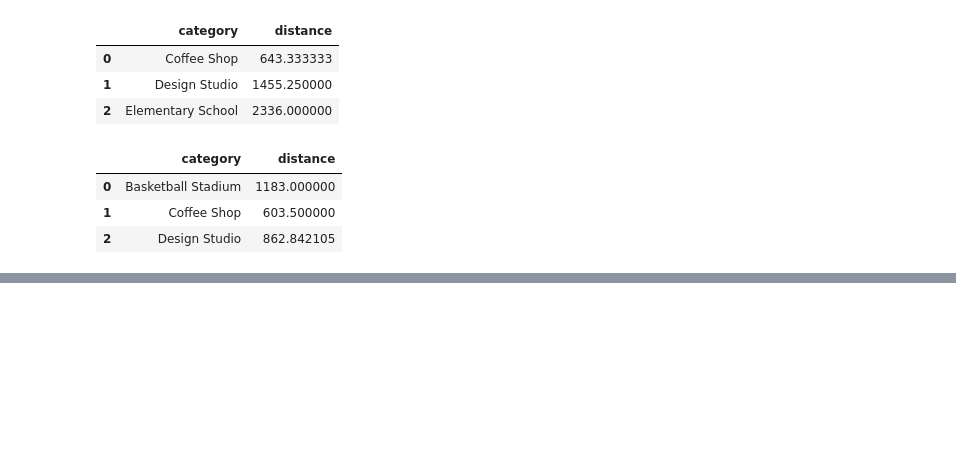
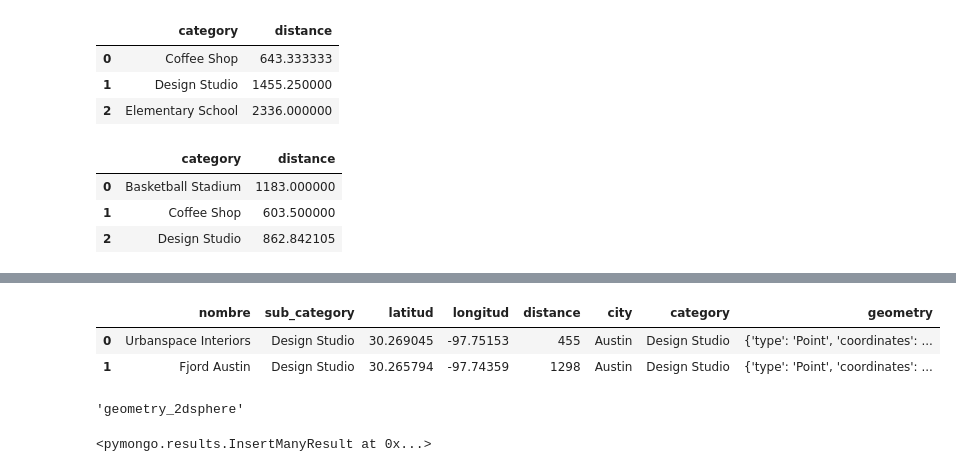
Before and after one commit to data2021oct/geospatial, a Jupyter notebook: notebooks/localization.ipynb, the cells around one changed output, grey strips where cells are left out. Drawn from its saved outputs; the diff is of its cells as text; code cells hidden in the pictures; blank space fills up the shorter version.

```diff
--- a/notebooks/localization.ipynb
+++ b/notebooks/localization.ipynb
@@ -306,0 +289,6 @@ geospatial.insert_many(geo_venus_dic)
+# %%
+geo_venues.head(2)
+# %% [output]
+|  | nombre | sub_category | latitud | longitud | distance | city | category | geometry |
+| 0 | Urbanspace Interiors | Design Studio | 30.269045 | -97.75153 | 455 | Austin | Design Studio | {'type': 'Point', 'coordinates': ... |
+| 1 | Fjord Austin | Design Studio | 30.265794 | -97.74359 | 1298 | Austin | Design Studio | {'type': 'Point', 'coordinates': ... |
@@ -306,0 +299,8 @@ geospatial.insert_many(geo_venus_dic)
+# %%
+geospatial.create_index([("geometry", GEOSPHERE)])
+# %% [output]
+'geometry_2dsphere'
+# %%
+geospatial.insert_many(geo_venus_dic)
+# %% [output]
+<pymongo.results.InsertManyResult at 0x...>
```
Also changed, not shown: parts of 29 cells of this notebook, 1 other file.
